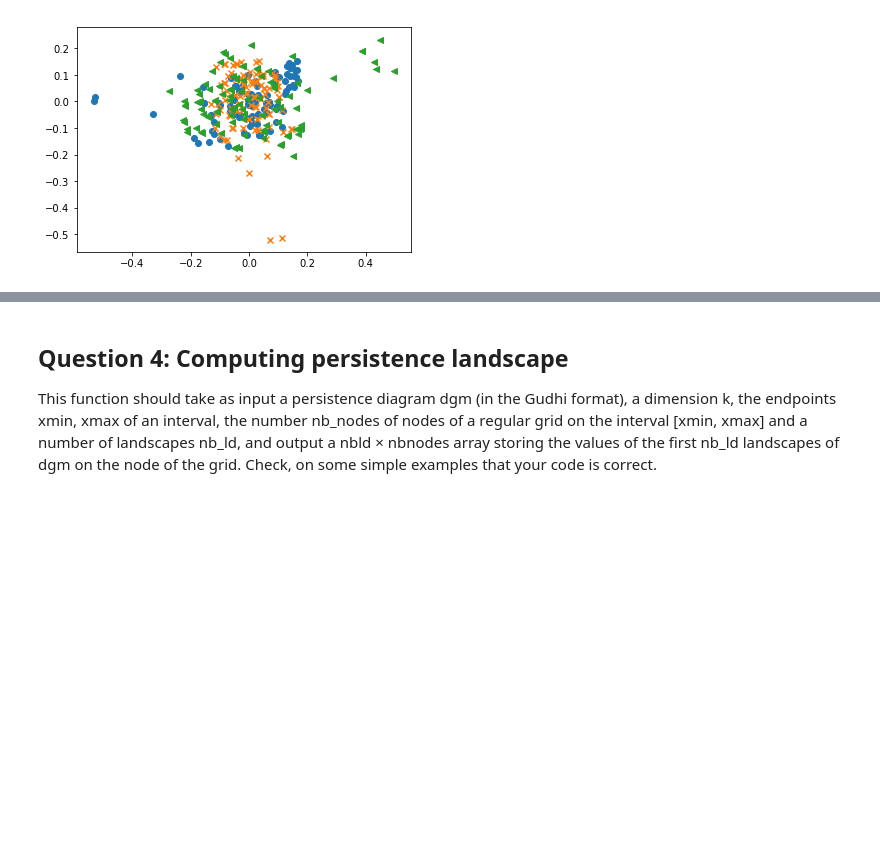
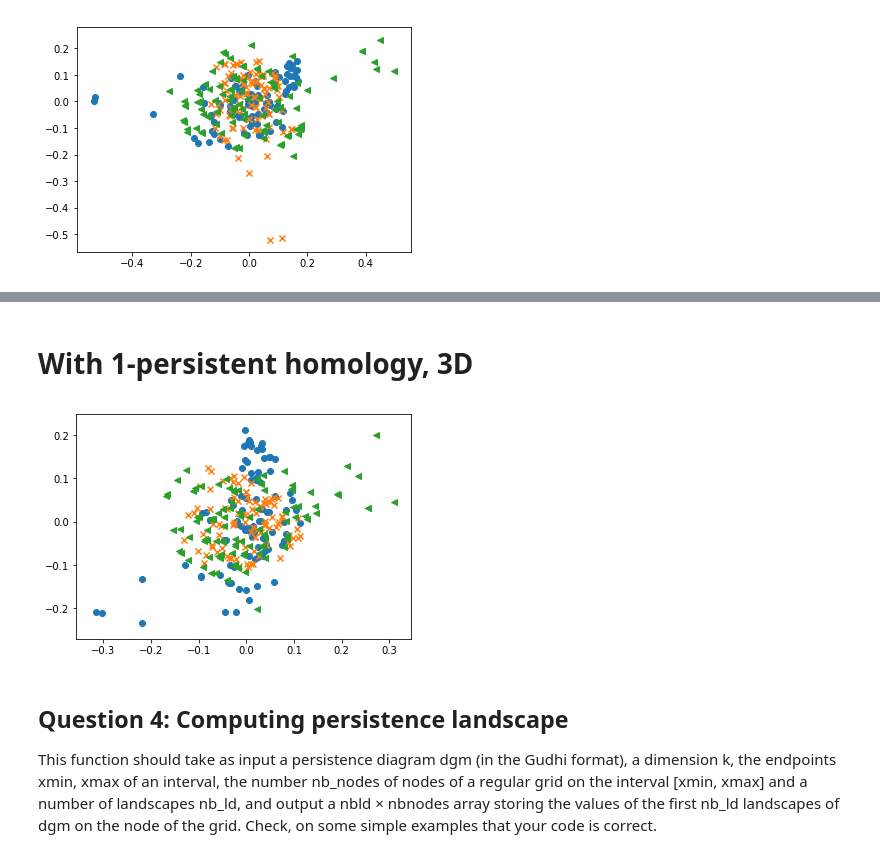
Before and after one commit to melisandeteng/PersistentHomology, a Jupyter notebook: dataSmartphoneProject.ipynb, the cells around one changed output, grey strips where cells are left out. Drawn from its saved outputs; the diff is of its cells as text; code cells hidden in the pictures; blank space fills up the shorter version.

```diff
--- a/dataSmartphoneProject.ipynb
+++ b/dataSmartphoneProject.ipynb
@@ -192,3 +214,25 @@ plt.show()
+# %% [markdown]
+# With 1-persistent homology, 3D
+# %%
+mds2 = manifold.MDS(n_components=3, max_iter=3000, eps=1e-9,
+                   dissimilarity="precomputed", n_jobs=1)
+posA = mds2.fit(matrix_bottleneck_distance_A_1).embedding_
+posB = mds2.fit(matrix_bottleneck_distance_B_1).embedding_
+posC = mds2.fit(matrix_bottleneck_distance_C_1).embedding_
+
+plt.subplots_adjust(bottom = 0.1)
+plt.scatter(
+    posA[:, 0], posA[:, 1], marker = 'o'
+    )
+plt.scatter(
+    posB[:, 0], posB[:, 1], marker = 'x'
+    )
+plt.scatter(
+    posC[:, 0], posC[:, 1], marker = '<'
+    )
+plt.show()
+# %% [output]
+[figure, added]
 # %% [markdown]
 ## Question 4: Computing persistence landscape
 This function should take as input a persistence
```
Also changed, not shown: parts of 6 cells of this notebook.
